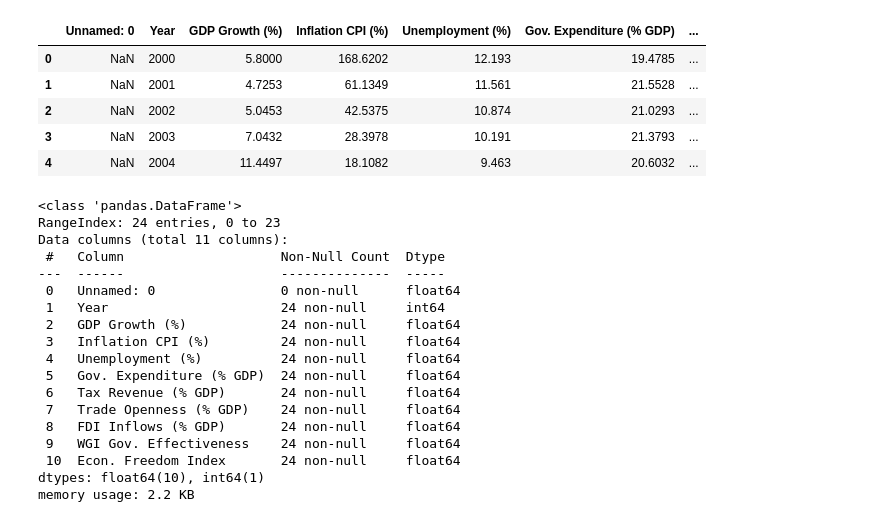
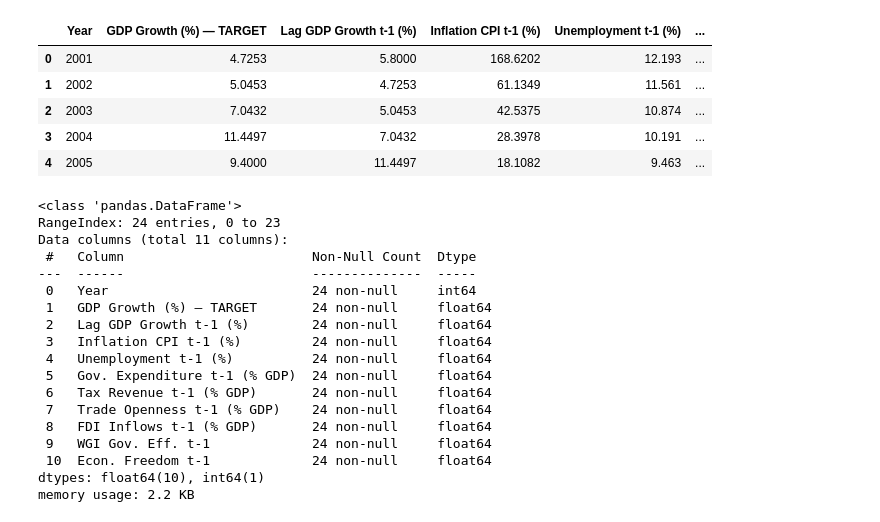
Before and after one commit to bienzapila/coursework, a Jupyter notebook: EDA/ind.ipynb, the cells around one changed output. Saved outputs shown, nothing was run; the diff lists cells and outputs as text; code cells hidden in the pictures.

```diff
--- a/EDA/ind.ipynb
+++ b/EDA/ind.ipynb
@@ -3,35 +3,36 @@ import pandas as pd
 import matplotlib.pyplot as plt
 import openpyxl
 
-df = pd.read_excel('data.xlsx', sheet_name='Data_Full')
+df = pd.read_excel('data.xlsx', sheet_name='Data_ML')
 # %%
+df = df.drop(columns='Unnamed: 0')
 df.head()
 # %% [output]
-|  | Unnamed: 0 | Year | GDP Growth (%) | Inflation CPI (%) | Unemployment (%) | Gov. Expenditure (% GDP) | ... |
-| 0 | NaN | 2000 | 5.8000 | 168.6202 | 12.193 | 19.4785 | ... |
-| 1 | NaN | 2001 | 4.7253 | 61.1349 | 11.561 | 21.5528 | ... |
-| 2 | NaN | 2002 | 5.0453 | 42.5375 | 10.874 | 21.0293 | ... |
-| 3 | NaN | 2003 | 7.0432 | 28.3978 | 10.191 | 21.3793 | ... |
-| 4 | NaN | 2004 | 11.4497 | 18.1082 | 9.463 | 20.6032 | ... |
+|  | Year | GDP Growth (%) — TARGET | Lag GDP Growth t-1 (%) | Inflation CPI t-1 (%) | Unemployment t-1 (%) | ... |
+| 0 | 2001 | 4.7253 | 5.8000 | 168.6202 | 12.193 | ... |
+| 1 | 2002 | 5.0453 | 4.7253 | 61.1349 | 11.561 | ... |
+| 2 | 2003 | 7.0432 | 5.0453 | 42.5375 | 10.874 | ... |
+| 3 | 2004 | 11.4497 | 7.0432 | 28.3978 | 10.191 | ... |
+| 4 | 2005 | 9.4000 | 11.4497 | 18.1082 | 9.463 | ... |
 # %%
 df.info()
 # %% [output]
 <class 'pandas.DataFrame'>
 RangeIndex: 24 entries, 0 to 23
 Data columns (total 11 columns):
- #   Column                    Non-Null Count  Dtype
----  ------                    --------------  -----
- 0   Unnamed: 0                0 non-null      float64
- 1   Year                      24 non-null     int64
- 2   GDP Growth (%)            24 non-null     float64
- 3   Inflation CPI (%)         24 non-null     float64
- 4   Unemployment (%)          24 non-null     float64
- 5   Gov. Expenditure (% GDP)  24 non-null     float64
- 6   Tax Revenue (% GDP)       24 non-null     float64
- 7   Trade Openness (% GDP)    24 non-null     float64
- 8   FDI Inflows (% GDP)       24 non-null     float64
- 9   WGI Gov. Effectiveness    24 non-null     float64
- 10  Econ. Freedom Index       24 non-null     float64
+ #   Column                        Non-Null Count  Dtype
+---  ------                        --------------  -----
+ 0   Year                          24 non-null     int64
+ 1   GDP Growth (%) — TARGET       24 non-null     float64
+ 2   Lag GDP Growth t-1 (%)        24 non-null     float64
+ 3   Inflation CPI t-1 (%)         24 non-null     float64
+ 4   Unemployment t-1 (%)          24 non-null     float64
+ 5   Gov. Expenditure t-1 (% GDP)  24 non-null     float64
+ 6   Tax Revenue t-1 (% GDP)       24 non-null     float64
+ 7   Trade Openness t-1 (% GDP)    24 non-null     float64
+ 8   FDI Inflows t-1 (% GDP)       24 non-null     float64
+ 9   WGI Gov. Eff. t-1             24 non-null     float64
+ 10  Econ. Freedom t-1             24 non-null     float64
 dtypes: float64(10), int64(1)
 memory usage: 2.2 KB
 # %%
```
Also changed, not shown: parts of 5 cells of this notebook, 12 other files.
